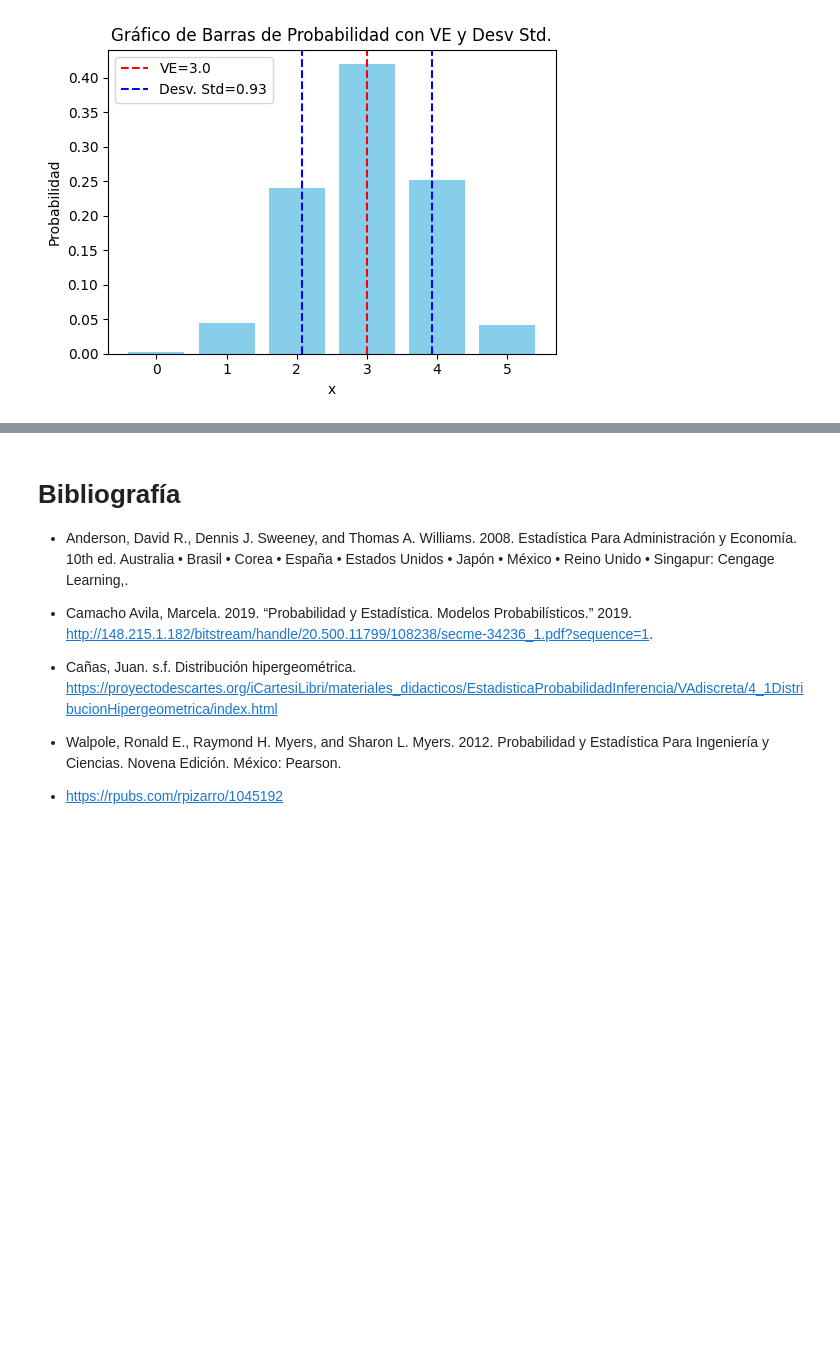
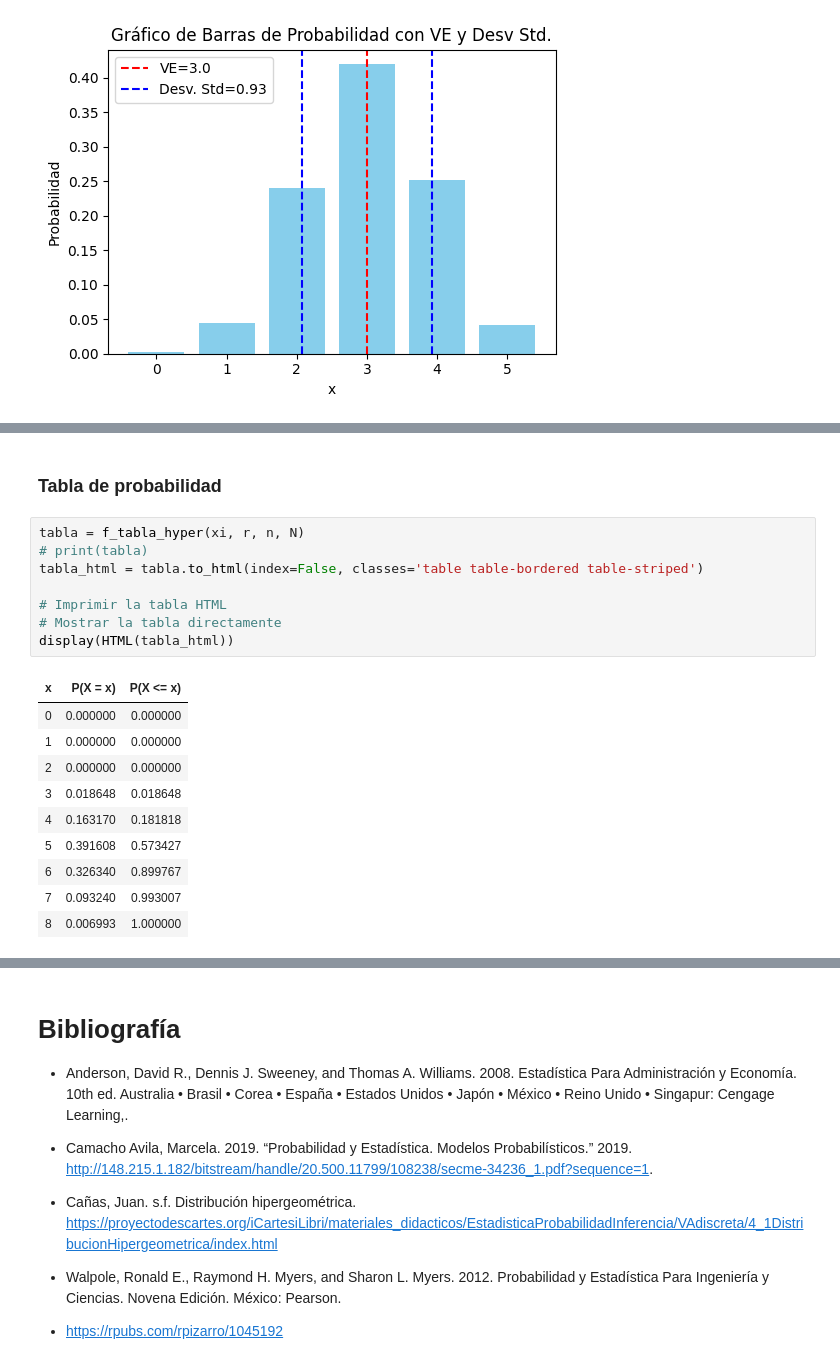
Before and after one commit to rpizarrog/probabilidad-y-estad-stica, a Jupyter notebook: Python 2023/Caso_18_Distribución_hipergeométrica.ipynb, the cells around one changed output, grey strips where cells are left out. Drawn from its saved outputs; the diff is of its cells as text; blank space fills up the shorter version.

```diff
--- a/Python 2023/Caso_18_Distribución_hipergeométrica.ipynb
+++ b/Python 2023/Caso_18_Distribución_hipergeométrica.ipynb
@@ -299,0 +352,21 @@ f_graficos_probabilidad_discreta_VE_ds(tabla, VE, desv_std)
+# %% [markdown]
+### Tabla de probabilidad
+# %%
+tabla = f_tabla_hyper(xi, r, n, N)
+# print(tabla)
+tabla_html = tabla.to_html(index=False, classes='table table-bordered table-striped')
+
+# Imprimir la tabla HTML
+# Mostrar la tabla directamente
+display(HTML(tabla_html))
+# %% [output]
+| x | P(X = x) | P(X <= x) |
+| 0 | 0.000000 | 0.000000 |
+| 1 | 0.000000 | 0.000000 |
+| 2 | 0.000000 | 0.000000 |
+| 3 | 0.018648 | 0.018648 |
+| 4 | 0.163170 | 0.181818 |
+| 5 | 0.391608 | 0.573427 |
+| 6 | 0.326340 | 0.899767 |
+| 7 | 0.093240 | 0.993007 |
+| 8 | 0.006993 | 1.000000 |
```
Also changed, not shown: parts of 19 cells of this notebook.
